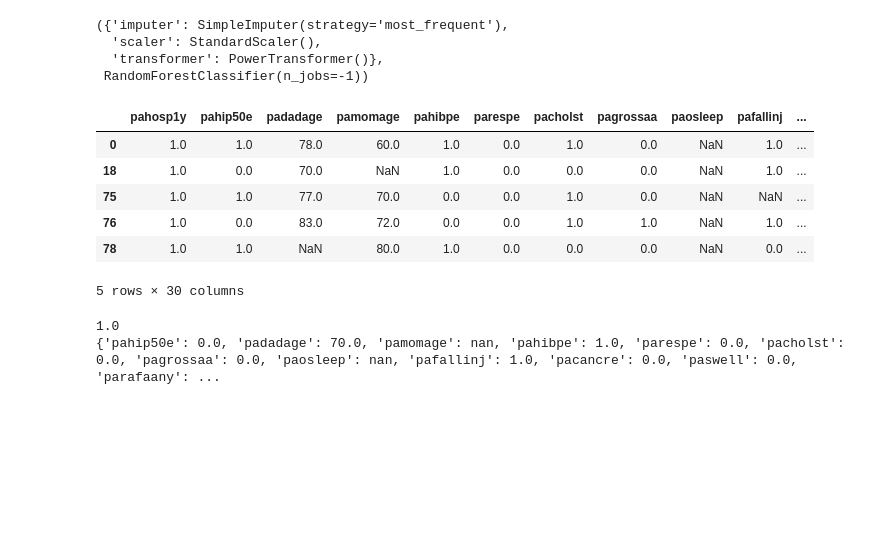
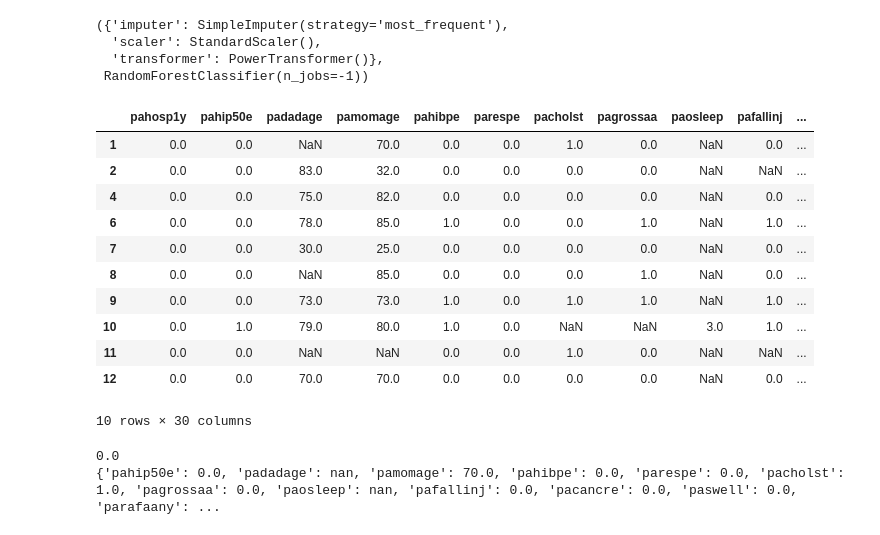
Before and after one commit to giraldiego/HPEP-Project, a Jupyter notebook: My-Hospitalization_Prediction_for_Elderly_People.ipynb, the cells around one changed output. Cells and saved outputs as stored; diff of their text form; code cells hidden in the pictures; blank space fills up the shorter version.

Commit message:
Improve patient model tester

```diff
--- a/My-Hospitalization_Prediction_for_Elderly_People.ipynb
+++ b/My-Hospitalization_Prediction_for_Elderly_People.ipynb
@@ -399,27 +403,32 @@ imputer_imported = transformers_imported["imputer"]
 scaler_imported = transformers_imported["scaler"]
 transformer_imported = transformers_imported["transformer"]
 # %%
-df_s[df_s["pahosp1y"] == 1].head()
+df_s[df_s["pahosp1y"] == 0].head(10)
 # %% [output]
 |  | pahosp1y | pahip50e | padadage | pamomage | pahibpe | parespe | pacholst | pagrossaa | paosleep | pafallinj | ... |
-| 0 | 1.0 | 1.0 | 78.0 | 60.0 | 1.0 | 0.0 | 1.0 | 0.0 | NaN | 1.0 | ... |
-| 18 | 1.0 | 0.0 | 70.0 | NaN | 1.0 | 0.0 | 0.0 | 0.0 | NaN | 1.0 | ... |
-| 75 | 1.0 | 1.0 | 77.0 | 70.0 | 0.0 | 0.0 | 1.0 | 0.0 | NaN | NaN | ... |
-| 76 | 1.0 | 0.0 | 83.0 | 72.0 | 0.0 | 0.0 | 1.0 | 1.0 | NaN | 1.0 | ... |
-| 78 | 1.0 | 1.0 | NaN | 80.0 | 1.0 | 0.0 | 0.0 | 0.0 | NaN | 0.0 | ... |
+| 1 | 0.0 | 0.0 | NaN | 70.0 | 0.0 | 0.0 | 1.0 | 0.0 | NaN | 0.0 | ... |
+| 2 | 0.0 | 0.0 | 83.0 | 32.0 | 0.0 | 0.0 | 0.0 | 0.0 | NaN | NaN | ... |
+| 4 | 0.0 | 0.0 | 75.0 | 82.0 | 0.0 | 0.0 | 0.0 | 0.0 | NaN | 0.0 | ... |
+| 6 | 0.0 | 0.0 | 78.0 | 85.0 | 1.0 | 0.0 | 0.0 | 1.0 | NaN | 1.0 | ... |
+| 7 | 0.0 | 0.0 | 30.0 | 25.0 | 0.0 | 0.0 | 0.0 | 0.0 | NaN | 0.0 | ... |
+| 8 | 0.0 | 0.0 | NaN | 85.0 | 0.0 | 0.0 | 0.0 | 1.0 | NaN | 0.0 | ... |
+| 9 | 0.0 | 0.0 | 73.0 | 73.0 | 1.0 | 0.0 | 1.0 | 1.0 | NaN | 1.0 | ... |
+| 10 | 0.0 | 1.0 | 79.0 | 80.0 | 1.0 | 0.0 | NaN | NaN | 3.0 | 1.0 | ... |
+| 11 | 0.0 | 0.0 | NaN | NaN | 0.0 | 0.0 | 1.0 | 0.0 | NaN | NaN | ... |
+| 12 | 0.0 | 0.0 | 70.0 | 70.0 | 0.0 | 0.0 | 0.0 | 0.0 | NaN | 0.0 | ... |
-5 rows × 30 columns
+10 rows × 30 columns
 # %%
-pos = 15 # change this number to extract a different patient
+idx = 1 # change this number to extract a different patient
 
-y_patient = df_s["pahosp1y"].iloc[pos]
+y_patient = df_s.loc[idx].iloc[0:1]["pahosp1y"].iloc[0]
 print(y_patient) # Print it the patient was hospitalizated
 
 # Convert patient to dict similar to format of the json in the api
-patient_dict = df_s.drop(target, axis=1).iloc[pos].to_dict()
+patient_dict = df_s.loc[idx].iloc[0:1].drop(target, axis=1).to_dict(orient="records")[0]
 print(patient_dict)
 # %% [output]
-1.0
-{'pahip50e': 0.0, 'padadage': 70.0, 'pamomage': nan, 'pahibpe': 1.0, 'parespe': 0.0, 'pacholst': 0.0, 'pagrossaa': 0.0, 'paosleep': nan, 'pafallinj': 1.0, 'pacancre': 0.0, 'paswell': 0.0, 'parafaany': ...
+0.0
+{'pahip50e': 0.0, 'padadage': nan, 'pamomage': 70.0, 'pahibpe': 0.0, 'parespe': 0.0, 'pacholst': 1.0, 'pagrossaa': 0.0, 'paosleep': nan, 'pafallinj': 0.0, 'pacancre': 0.0, 'paswell': 0.0, 'parafaany': ...
 # %%
 df_patient = pd.Series(patient_dict).to_frame().T
 df_patient # This is the one generated from a dictionary
```
Also changed, not shown: parts of 8 cells of this notebook.
